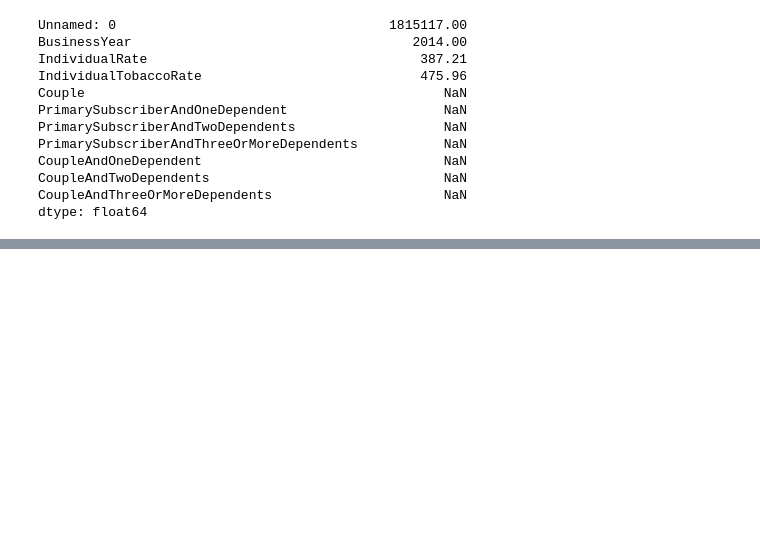
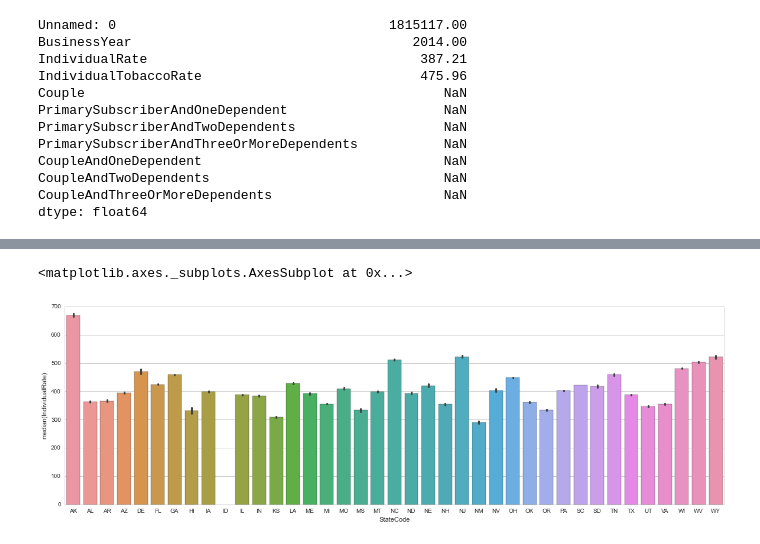
Before and after one commit to ahwkuepper/healthmarket, a Jupyter notebook: Health_data_set_pandas.ipynb, the cells around one changed output, grey strips where cells are left out. Cells and saved outputs as stored; diff of their text form; code cells hidden in the pictures; blank space fills up the shorter version.

```diff
--- a/Health_data_set_pandas.ipynb
+++ b/Health_data_set_pandas.ipynb
@@ -726,0 +755,12 @@ df.head()
+# %%
+df = pd.concat([df2014,df2015,df2016])
+# %%
+Statelist = df['StateCode'].unique()
+Statelist = np.sort(Statelist)
+# %%
+plt.figure(figsize=(20, 6))
+sns.set_style("whitegrid")
+sns.barplot(x=df2016['StateCode'], y=df2016['IndividualRate'], order=Statelist, estimator=np.median, ci=95, n_boot=1000)
+# %% [output]
+<matplotlib.axes._subplots.AxesSubplot at 0x...>
+[figure, added]
```
Also changed, not shown: parts of 28 cells of this notebook.
